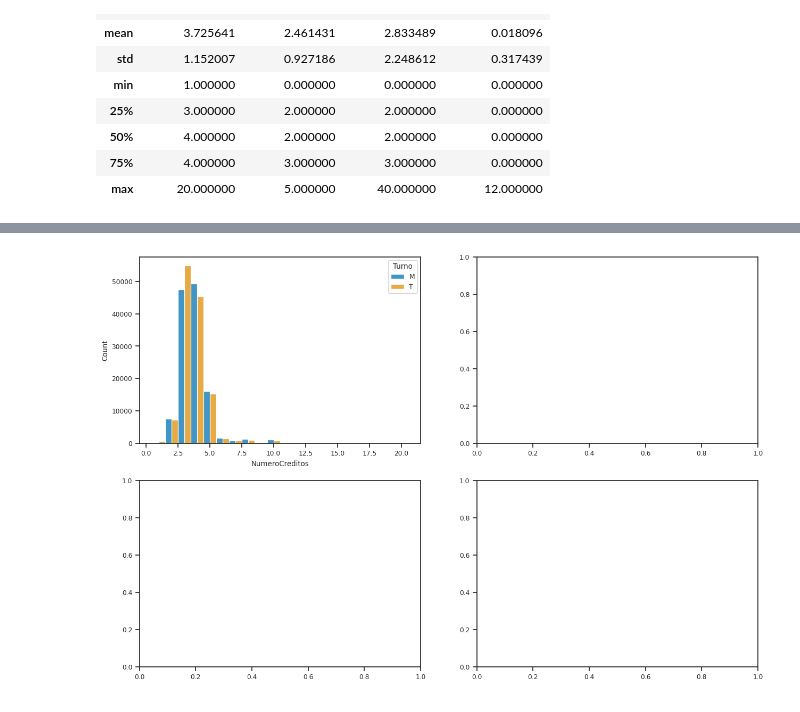
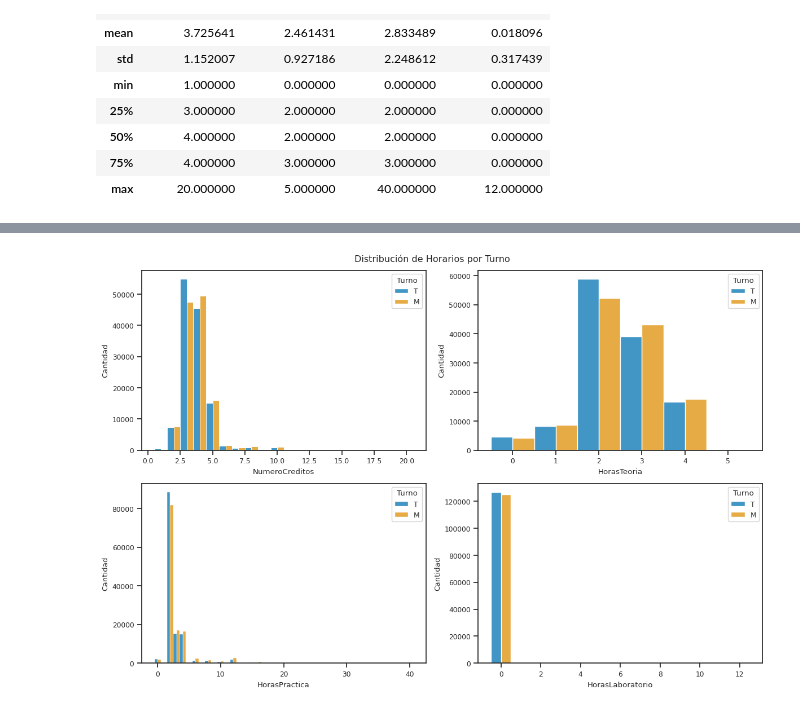
Before and after one commit to carlosCACB333/schedule_prediction, a Jupyter notebook: app/notebooks/EDA.ipynb, the cells around one changed output, grey strips where cells are left out. Drawn from its saved outputs; the diff is of its cells as text; code cells hidden in the pictures.

```diff
--- a/app/notebooks/EDA.ipynb
+++ b/app/notebooks/EDA.ipynb
@@ -96,17 +93,49 @@ f.figure.canvas.figure.set_figwidth(15)
 # %%
 # grafica de preferencia de varones y mujeres en en los turno de mañana y tarde
 
-fig,ax=plt.subplots(2,2,figsize=(15,10))
-f = sns.histplot(
+fig,ax=plt.subplots(2,2,figsize=(12,8))
+sns.histplot(
     df_all,
     x="NumeroCreditos",
     hue="Turno",
    discrete=True,
    multiple="dodge",
    ax=ax[0,0]
 )
+sns.histplot(
+    df_all,
+    x="HorasTeoria",
+    hue="Turno",
+    discrete=True,
+    multiple="dodge",
+    ax=ax[0,1]
+)
+
+sns.histplot(
+    df_all,
+    x="HorasPractica",
+    hue="Turno",
+    discrete=True,
+    multiple="dodge",
+    ax=ax[1,0]
+)
+
+sns.histplot(
+    df_all,
+    x="HorasLaboratorio",
+    hue="Turno",
+    discrete=True,
+    multiple="dodge",
+    ax=ax[1,1]
+)
+
+fig.suptitle("Distribución de Horarios por Turno")
+fig.tight_layout()
+fig.axes[0].set_ylabel("Cantidad")
+for ax in fig.axes:
+    ax.set_ylabel("Cantidad")
 # %% [output]
-[figure, old version]
+[figure, new version]
 # %%
 df_all[['HorasTeoria', 'HorasPractica', 'HorasLaboratorio']].plot.box()
 plt.title('Diagrama de Cajas y Bigotes de Horas')
```
Also changed, not shown: parts of 8 cells of this notebook, 14 other files.
